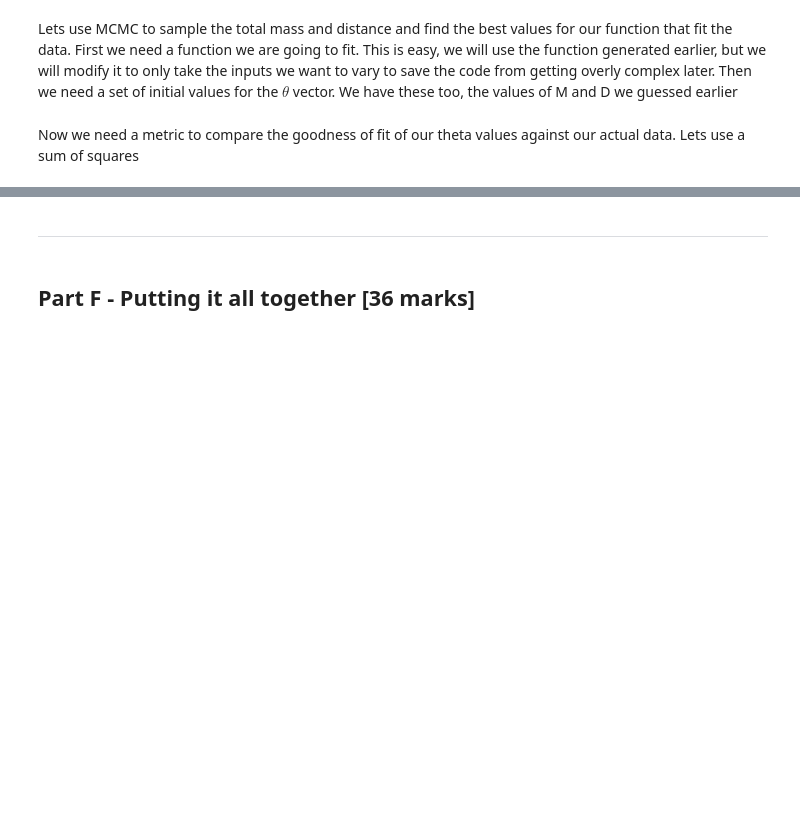
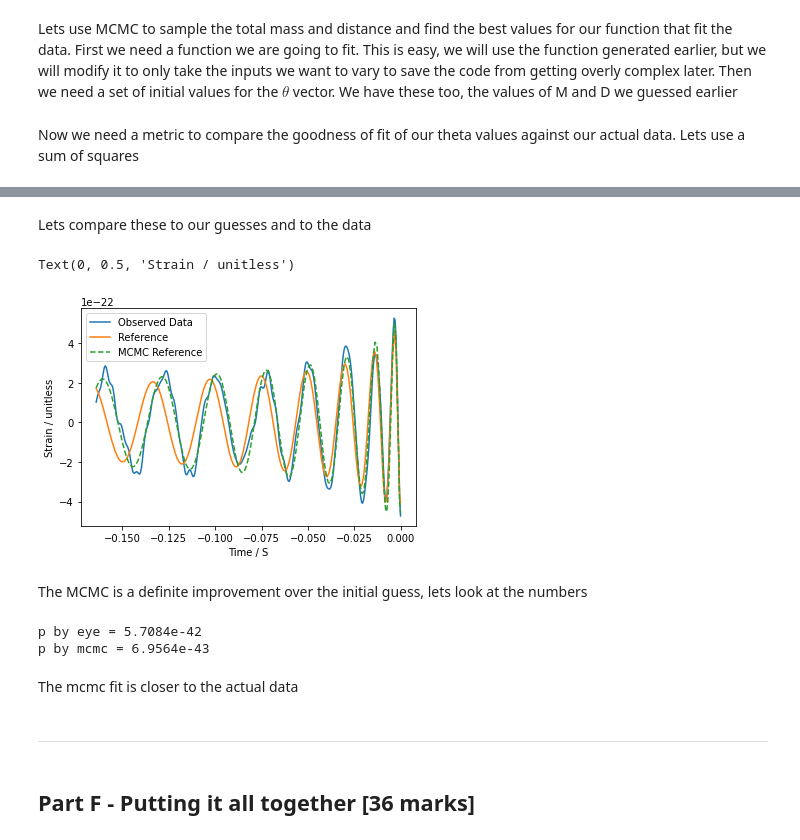
Before and after one commit to Clarke-Jools-36/DataAnalysis22, a Jupyter notebook: CA2_1903779.ipynb, the cells around one changed output, grey strips where cells are left out. Saved outputs shown, nothing was run; the diff lists cells and outputs as text; code cells hidden in the pictures; blank space fills up the shorter version.

```diff
--- a/CA2_1903779.ipynb
+++ b/CA2_1903779.ipynb
@@ -613,3 +647,26 @@ plt.show()
+# %% [markdown]
+Lets compare these to our guesses and to the data
+# %%
+plt.plot(t_obs,s_obs, label="Observed Data")
+plt.plot(*scale_ref(t_obs,M_guess,D_guess),"-", label="Reference")
+plt.plot(*scale_ref(t_obs,M,D),"--", label="MCMC Reference")
+
+plt.legend()
+plt.xlabel("Time / S")
+plt.ylabel("Strain / unitless")
+# %% [output]
+Text(0, 0.5, 'Strain / unitless')
+[figure, added]
+# %% [markdown]
+The MCMC is a definite improvement over the initial guess, lets look at the numbers
+# %%
+print(f"p by eye = {posterior([M_guess,D_guess]):.4e}")
+print(f"p by mcmc = {posterior([M,D]):.4e}")
+# %% [output]
+p by eye = 5.7084e-42
+p by mcmc = 6.9564e-43
+# %% [markdown]
+The mcmc fit is closer to the actual data
 # %% [markdown]
 ***
 # %% [markdown]
```
Also changed, not shown: parts of 19 cells of this notebook.
